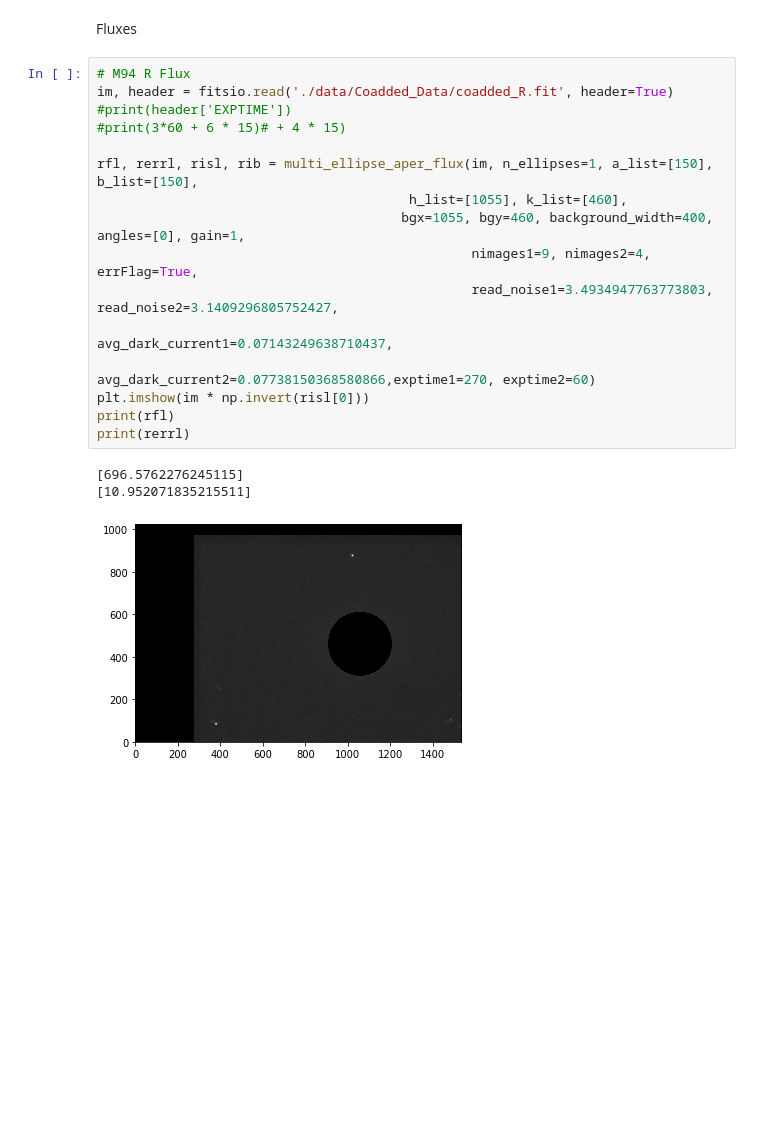
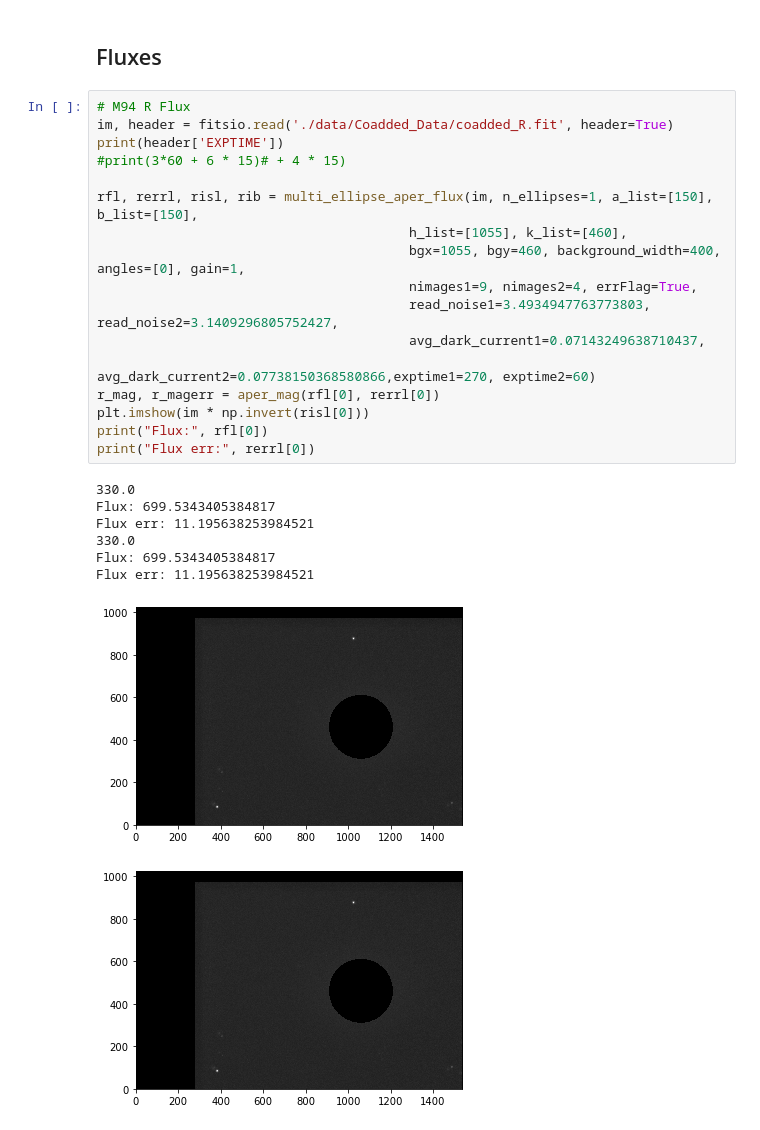
Before and after one commit to lucaspauker/phys100-final-project, a Jupyter notebook: Flux_Calculation.ipynb, the cells around one changed output. Saved outputs shown, nothing was run; the diff lists cells and outputs as text; blank space fills up the shorter version.

Commit message:
Update flux calc notebook.

```diff
--- a/Flux_Calculation.ipynb
+++ b/Flux_Calculation.ipynb
@@ -31,25 +32,31 @@ from photometry import create_phot_cat, aper_flux, multi_ellipse_aper_flux
-# %% [markdown]
-Fluxes
+# %% [markdown]
+## Fluxes
 # %%
 # M94 R Flux
 im, header = fitsio.read('./data/Coadded_Data/coadded_R.fit', header=True)
-#print(header['EXPTIME'])
+print(header['EXPTIME'])
 #print(3*60 + 6 * 15)# + 4 * 15)
 
 rfl, rerrl, risl, rib = multi_ellipse_aper_flux(im, n_ellipses=1, a_list=[150], b_list=[150],
                                         h_list=[1055], k_list=[460],
-                                       bgx=1055, bgy=460, background_width=400, angles=[0], gain=1,
-                                                nimages1=9, nimages2=4, errFlag=True,
-                                                read_noise1=3.4934947763773803, read_noise2=3.1409296805752427,
-                                                avg_dark_current1=0.07143249638710437,
-                                                avg_dark_current2=0.07738150368580866,exptime1=270, exptime2=60)
+                                        bgx=1055, bgy=460, background_width=400, angles=[0], gain=1,
+                                        nimages1=9, nimages2=4, errFlag=True,
+                                        read_noise1=3.4934947763773803, read_noise2=3.1409296805752427,
+                                        avg_dark_current1=0.07143249638710437,
+                                        avg_dark_current2=0.07738150368580866,exptime1=270, exptime2=60)
+r_mag, r_magerr = aper_mag(rfl[0], rerrl[0])
 plt.imshow(im * np.invert(risl[0]))
-print(rfl)
-print(rerrl)
+print("Flux:", rfl[0])
+print("Flux err:", rerrl[0])
 # %% [output]
-[696.5762276245115]
-[10.952071835215511]
+330.0
+Flux: 699.5343405384817
+Flux err: 11.195638253984521
+330.0
+Flux: 699.5343405384817
+Flux err: 11.195638253984521
-[figure, old version]
+[figure, new version]
+[figure, added]
 # %%
 # BD+42 R Flux
 im, header = fitsio.read('./data/Coadded_Data/coadded_R.fit', header=True)
```
Also changed, not shown: parts of 25 cells of this notebook.
